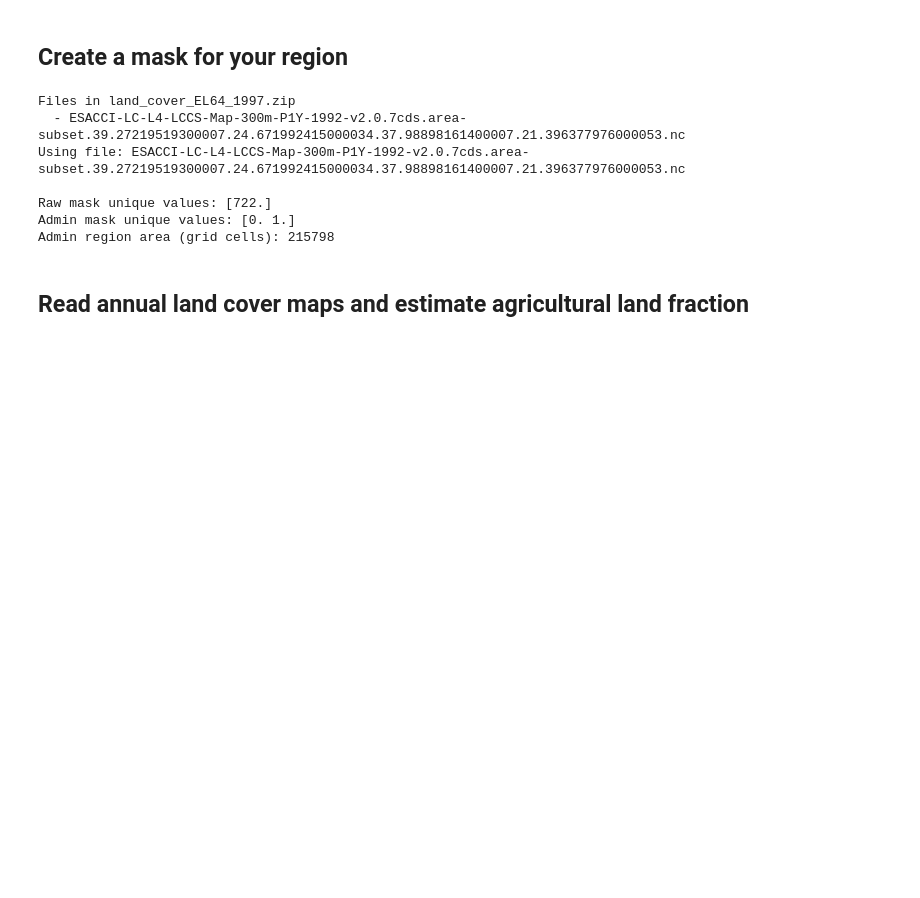
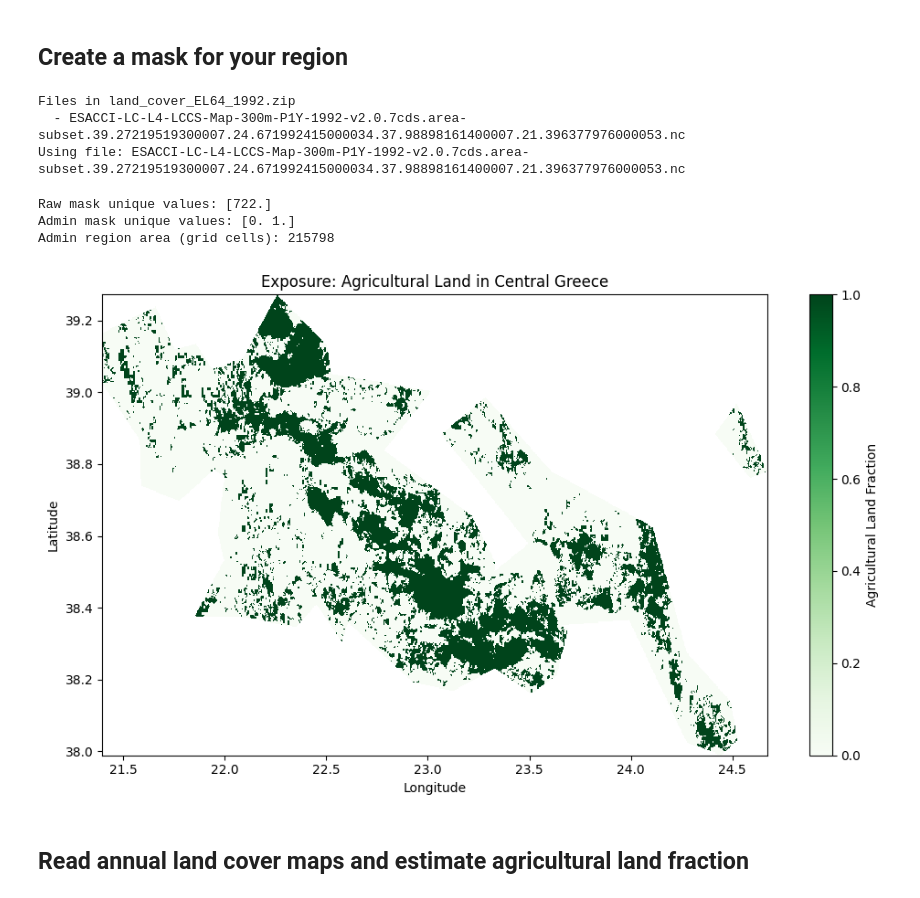
Before and after one commit to ecmwf-training/drought-exposure, a Jupyter notebook: how-to-guides/estimate_agricultural_land.ipynb, the cells around one changed output. Saved outputs shown, nothing was run; the diff lists cells and outputs as text; code cells hidden in the pictures; blank space fills up the shorter version.

```diff
--- a/how-to-guides/estimate_agricultural_land.ipynb
+++ b/how-to-guides/estimate_agricultural_land.ipynb
@@ -18,7 +18,15 @@ import matplotlib.pyplot as plt
 import geopandas as gpd
 import regionmask
 from pathlib import Path
+
+# Create a data directory
+data_dir = Path("data")
+data_dir.mkdir(exist_ok=True)
 # %%
+# Create regions subdirectory
+regions_dir = data_dir / 'regions'
+regions_dir.mkdir(exist_ok=True)
+
 # Read NUTS shapefiles
 nuts_shp = regions_dir / 'NUTS_RG_20M_2024_4326' / 'NUTS_RG_20M_2024_4326.shp'
 nuts_gdf = gpd.read_file(nuts_shp)
@@ -108,7 +116,7 @@ admin_mask = regionmask.from_geopandas(sel_gdf, names='NUTS_ID')
 with zipfile.ZipFile(data_dir / f'land_cover_{admin_id}_1992.zip', 'r') as zip_ref:
     # List all files in the zip
     file_list = zip_ref.namelist()
-    print(f"Files in land_cover_{admin_id}_{yyyy}.zip")
+    print(f"Files in land_cover_{admin_id}_1992.zip")
     for f in file_list:
         print(f"  - {f}")
 
@@ -148,13 +156,24 @@ lc_admin_mask = xr.DataArray(
 print(f"Admin mask unique values: {np.unique(lc_admin_mask.values)}")
 print(f"Admin region area (grid cells): {lc_admin_mask.sum().values:.0f}")
 # %% [output]
-Files in land_cover_EL64_1997.zip
+Files in land_cover_EL64_1992.zip
   - ESACCI-LC-L4-LCCS-Map-300m-P1Y-1992-v2.0.7cds.area-subset.39.27219519300007.24.671992415000034.37.98898161400007.21.396377976000053.nc
 Using file: ESACCI-LC-L4-LCCS-Map-300m-P1Y-1992-v2.0.7cds.area-subset.39.27219519300007.24.671992415000034.37.98898161400007.21.396377976000053.nc
-
-Raw mask unique values: [722.]
-Admin mask unique values: [0. 1.]
-Admin region area (grid cells): 215798
+Raw mask unique values: [722.]
+Admin mask unique values: [0. 1.]
+Admin region area (grid cells): 215798
+# %%
+ag_mask = ((lc_region['lccs_class'] >= 10) & (lc_region['lccs_class'] <= 40)).astype(float)
+exposure = ag_mask.where(lc_admin_mask == 1, drop=True)
+fig, ax = plt.subplots(figsize=(10, 6))
+exposure.plot(ax=ax, cmap='Greens', cbar_kwargs={'label': 'Agricultural Land Fraction'})
+ax.set_title(f'Exposure: Agricultural Land in Central Greece (Year 1992)')
+ax.set_xlabel('Longitude')
+ax.set_ylabel('Latitude')
+plt.tight_layout()
+plt.show()
+# %% [output]
+[figure, added]
 # %% [markdown]
 ## Read annual land cover maps and estimate agricultural land fraction
 # %%
```
